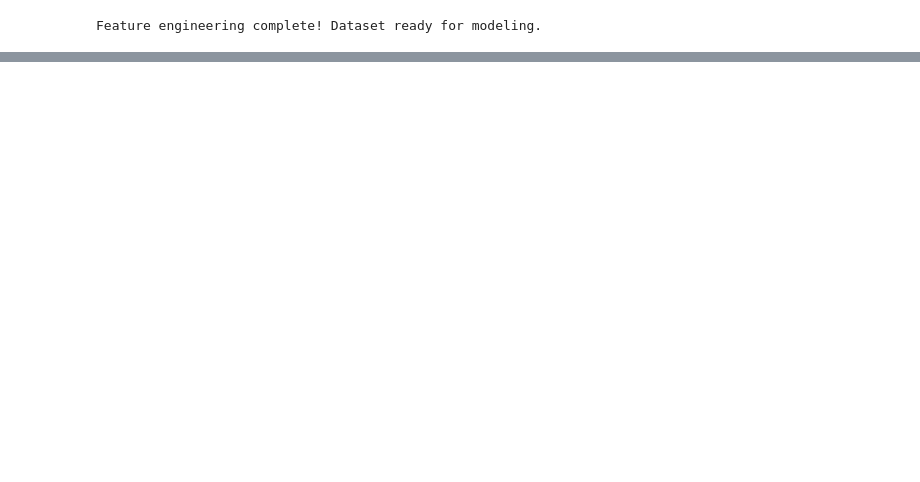
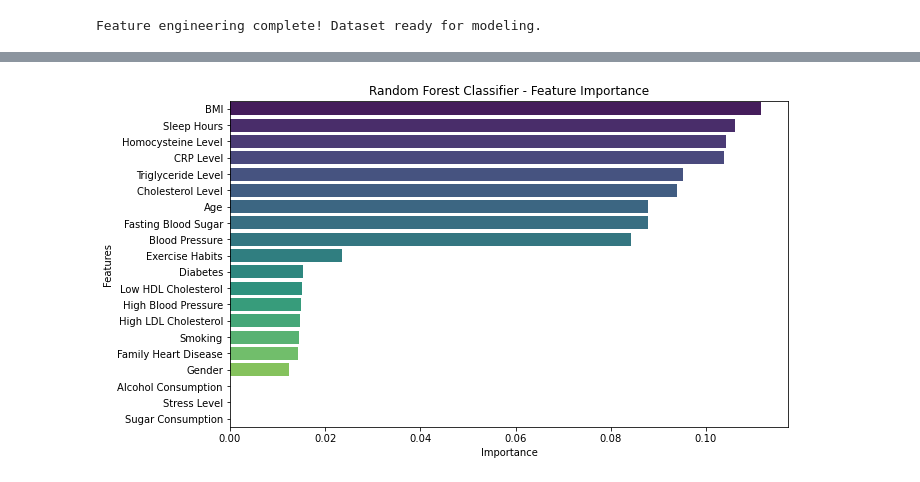
Before and after one commit to Dominic-Oseko/Group-10-Heart-disease-project, a Jupyter notebook: Members Notebook/index.david1.ipynb, the cells around one changed output, grey strips where cells are left out. Saved outputs shown, nothing was run; the diff lists cells and outputs as text; code cells hidden in the pictures; blank space fills up the shorter version.

```diff
--- a/Members Notebook/index.david1.ipynb
+++ b/Members Notebook/index.david1.ipynb
@@ -237,0 +438,15 @@ ValueError: Input contains NaN, infinity or a value too large for dtype('float64
+# %%
+# hyperparameter tuning
+from sklearn.model_selection import GridSearchCV
+from sklearn.model_selection import RandomizedSearchCV
+
+# Define the hyperparameter grid
+param_grid = {'n_estimators': [50, 100, 200, 300],
+              'max_depth': [5, 10, 15, 20],
+              'max_features': ['auto', 'sqrt'],
+              'min_samples_split': [2, 5, 10],
+              'min_samples_leaf': [1, 2, 4]}
+# Instantiate the grid search model
+rf = RandomForestClassifier(random_state=42)
+grid_search = RandomizedSearchCV(estimator=rf, param_distributions=param_grid, cv=3, n_iter=50, verbose=2, n_jobs=-1)
+grid_search.fit(X_train, y_train)
@@ -237,0 +566,15 @@ ValueError: Input contains NaN, infinity or a value too large for dtype('float64
+# %%
+# Feature Importance
+# Random Forest
+feature_importances = best_rf.feature_importances_
+features = X.columns
+df_fi = pd.DataFrame({'Features': features, 'Importance': feature_importances})
+df_fi = df_fi.sort_values(by='Importance', ascending=False)
+
+# Plot
+plt.figure(figsize=(10, 6))
+sns.barplot(x='Importance', y='Features', data=df_fi, palette='viridis')
+plt.title('Random Forest Classifier - Feature Importance')
+plt.show()
+# %% [output]
+[figure, added]
```
Also changed, not shown: parts of 34 cells of this notebook.
